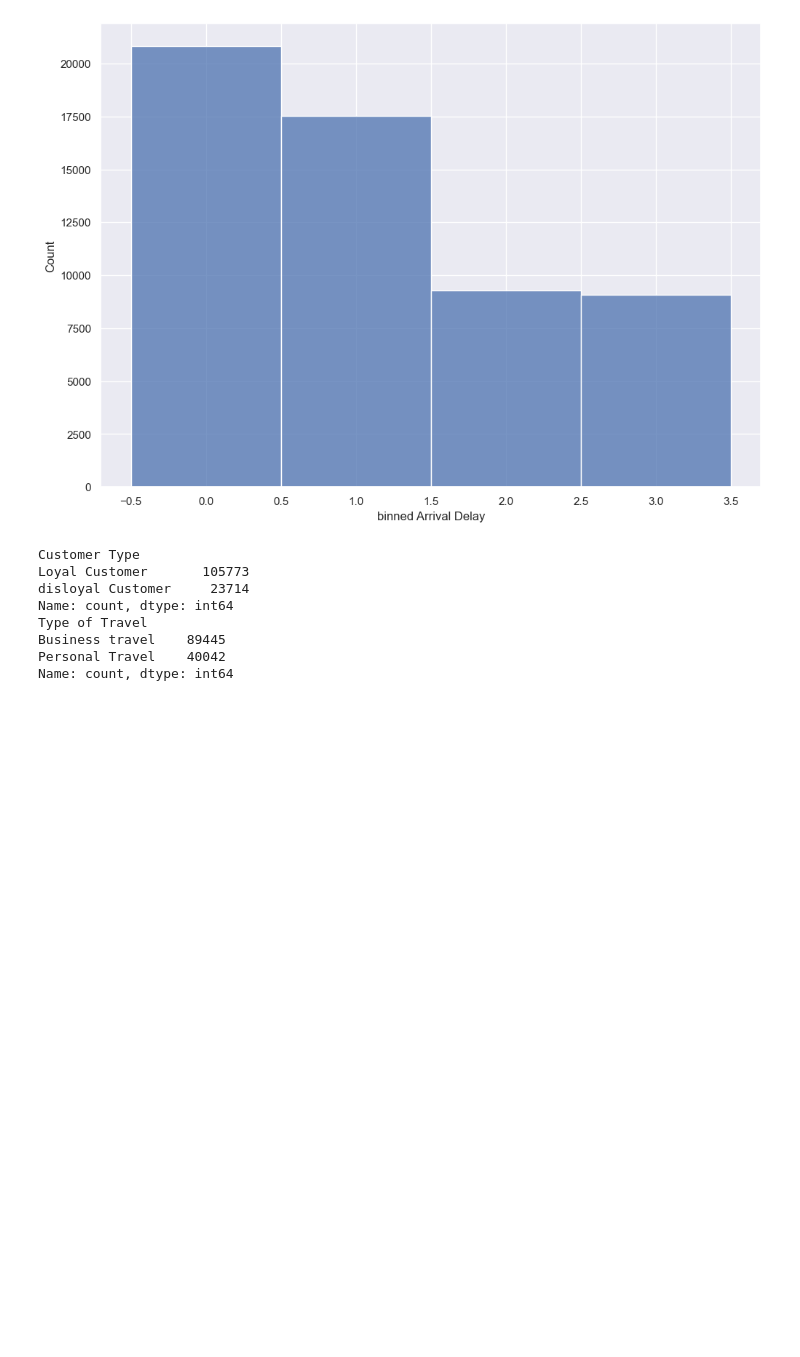
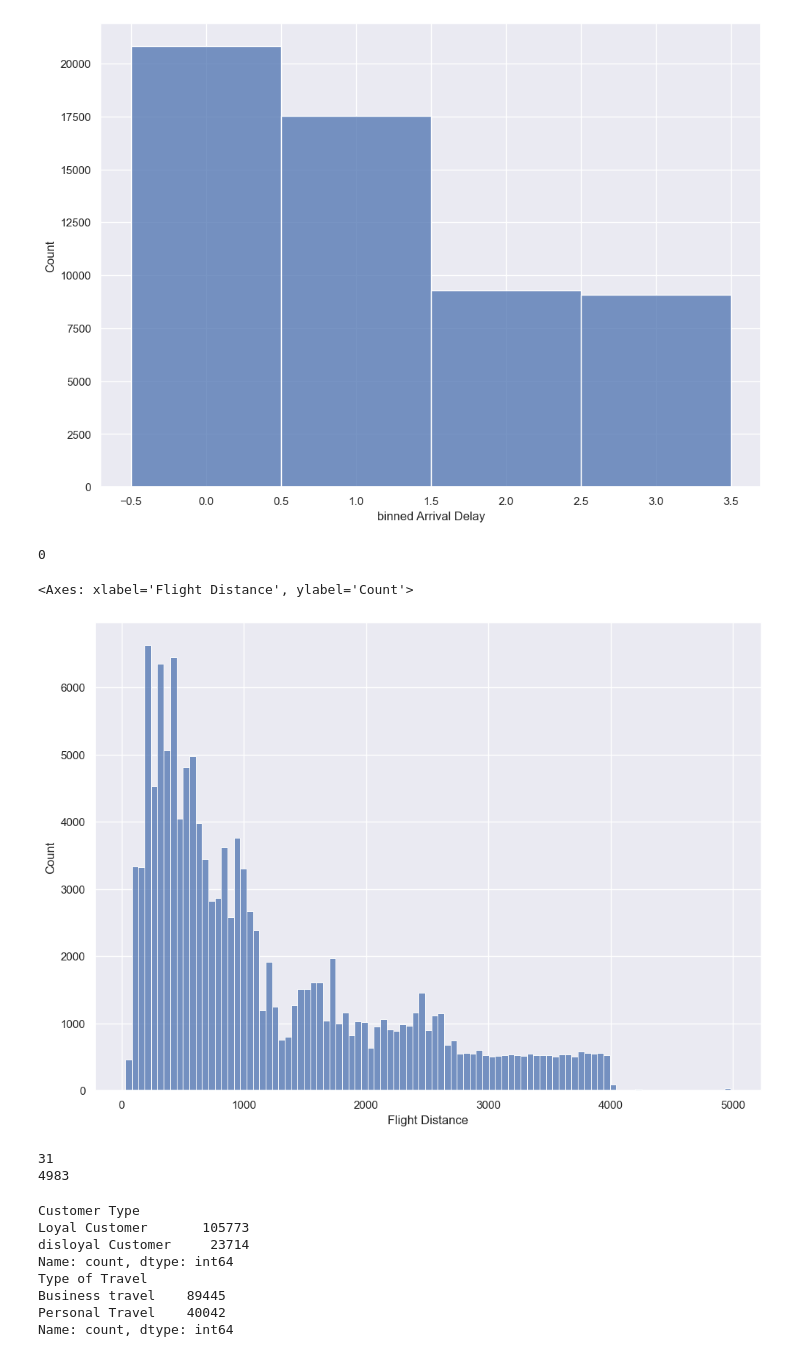
Before and after one commit to dak129/sirius_ml, a Jupyter notebook: logistic.ipynb, the cells around one changed output. Saved outputs shown, nothing was run; the diff lists cells and outputs as text; code cells hidden in the pictures; blank space fills up the shorter version.

```diff
--- a/logistic.ipynb
+++ b/logistic.ipynb
@@ -212,3 +201,18 @@ sns.histplot(data['binned Arrival Delay'])
 # %% [output]
 <Axes: xlabel='binned Arrival Delay', ylabel='Count'>
 [figure]
+# %%
+len(data[data['Flight Distance'].isna() | data['Flight Distance'] == 0])
+# %% [output]
+0
+# %%
+sns.histplot(data['Flight Distance'])
+# %% [output]
+<Axes: xlabel='Flight Distance', ylabel='Count'>
+[figure, added]
+# %%
+print(min(data['Flight Distance']))
+print(max(data['Flight Distance']))
+# %% [output]
+31
+4983
```
Also changed, not shown: parts of 17 cells of this notebook.
